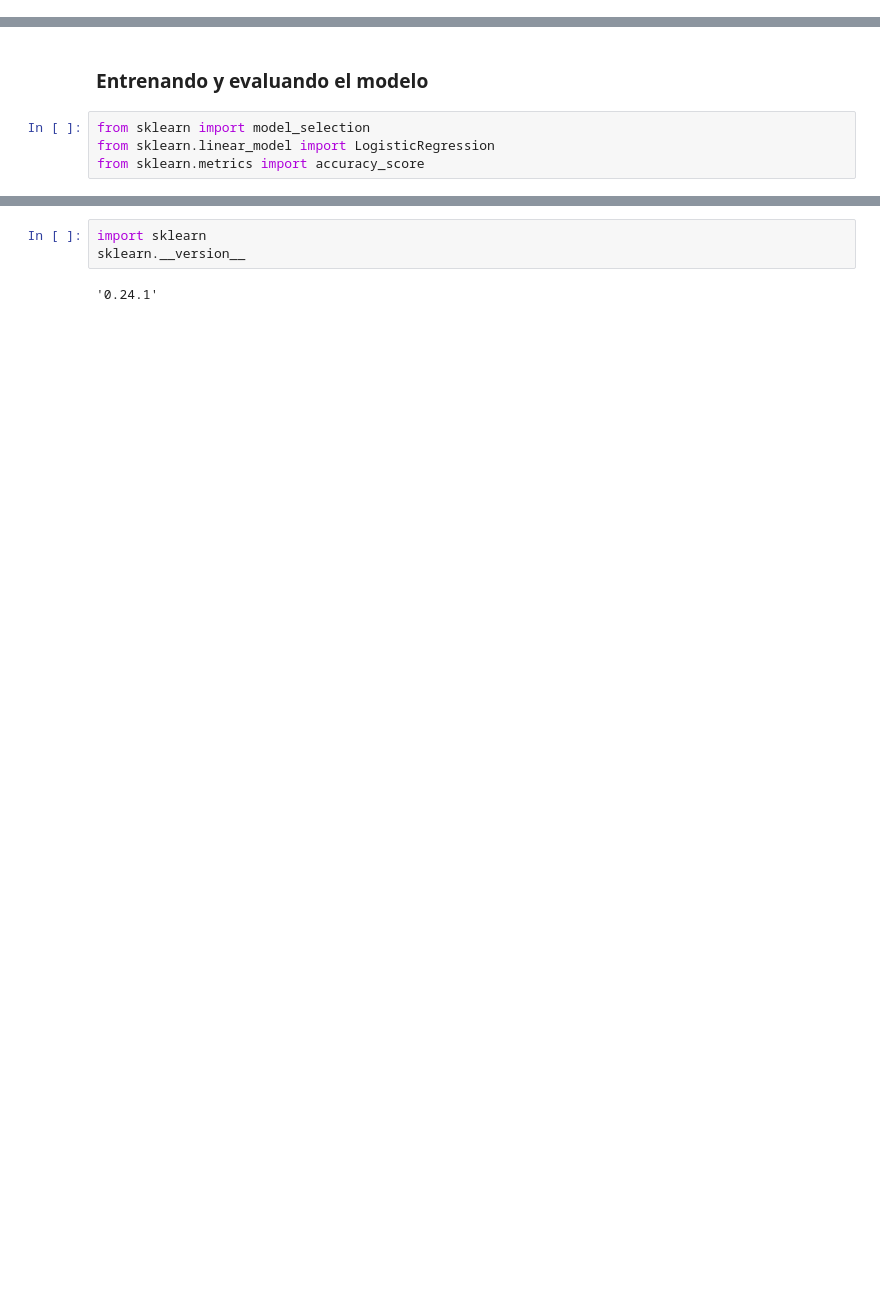
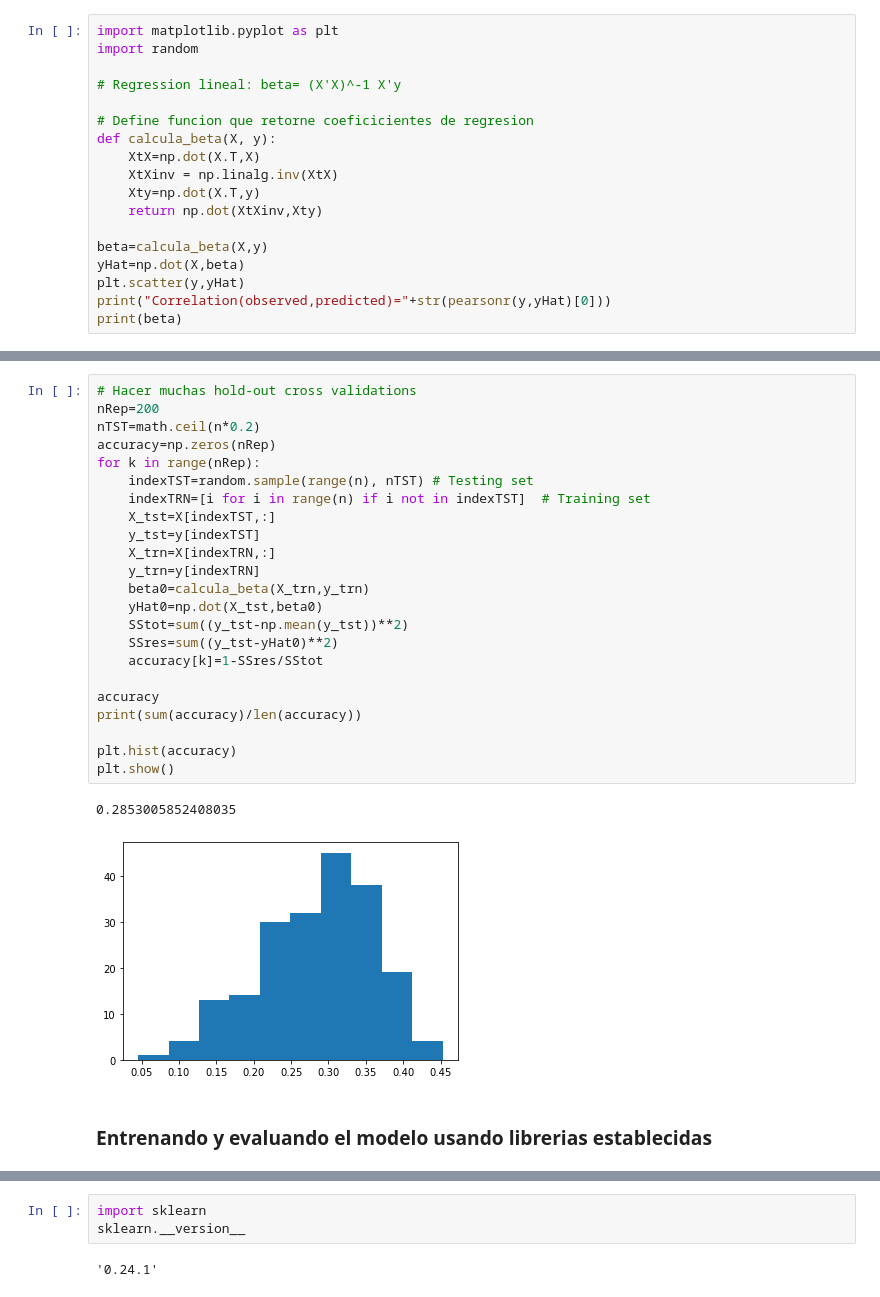
Before and after one commit to MarcooLopez/Python-basics, a Jupyter notebook: minicurso-analisis_de_datos-05-aprendizaje_automatico.ipynb, the cells around one changed output, grey strips where cells are left out. Saved outputs shown, nothing was run; the diff lists cells and outputs as text; blank space fills up the shorter version.

```diff
--- a/minicurso-analisis_de_datos-05-aprendizaje_automatico.ipynb
+++ b/minicurso-analisis_de_datos-05-aprendizaje_automatico.ipynb
@@ -11,0 +48,18 @@ y = np.load('y.npy')
+# %%
+import matplotlib.pyplot as plt
+import random
+
+# Regression lineal: beta= (X'X)^-1 X'y
+
+# Define funcion que retorne coeficicientes de regresion
+def calcula_beta(X, y):
+    XtX=np.dot(X.T,X)
+    XtXinv = np.linalg.inv(XtX)
+    Xty=np.dot(X.T,y)
+    return np.dot(XtXinv,Xty)
+
+beta=calcula_beta(X,y)
+yHat=np.dot(X,beta)
+plt.scatter(y,yHat)
+print("Correlation(observed,predicted)="+str(pearsonr(y,yHat)[0]))
+print(beta)
@@ -12,6 +73,28 @@ y = np.load('y.npy')
+# %%
+# Hacer muchas hold-out cross validations
+nRep=200
+nTST=math.ceil(n*0.2)
+accuracy=np.zeros(nRep)
+for k in range(nRep):
+    indexTST=random.sample(range(n), nTST) # Testing set
+    indexTRN=[i for i in range(n) if i not in indexTST]  # Training set
+    X_tst=X[indexTST,:]
+    y_tst=y[indexTST]
+    X_trn=X[indexTRN,:]
+    y_trn=y[indexTRN]
+    beta0=calcula_beta(X_trn,y_trn)
+    yHat0=np.dot(X_tst,beta0)
+    SStot=sum((y_tst-np.mean(y_tst))**2)
+    SSres=sum((y_tst-yHat0)**2)
+    accuracy[k]=1-SSres/SStot
+
+accuracy
+print(sum(accuracy)/len(accuracy))
+
+plt.hist(accuracy)
+plt.show()
+# %% [output]
+0.2853005852408035
+[figure, added]
 # %% [markdown]
-### Entrenando y evaluando el modelo
+### Entrenando y evaluando el modelo usando librerias establecidas
-# %%
-from sklearn import model_selection
-from sklearn.linear_model import LogisticRegression
-from sklearn.metrics import accuracy_score
```
Also changed, not shown: parts of 27 cells of this notebook, 2 other files.
